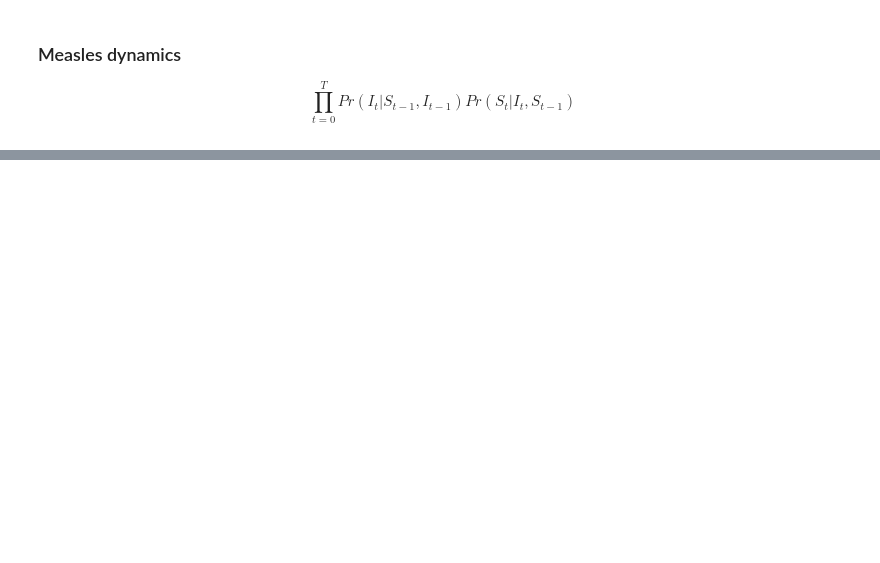
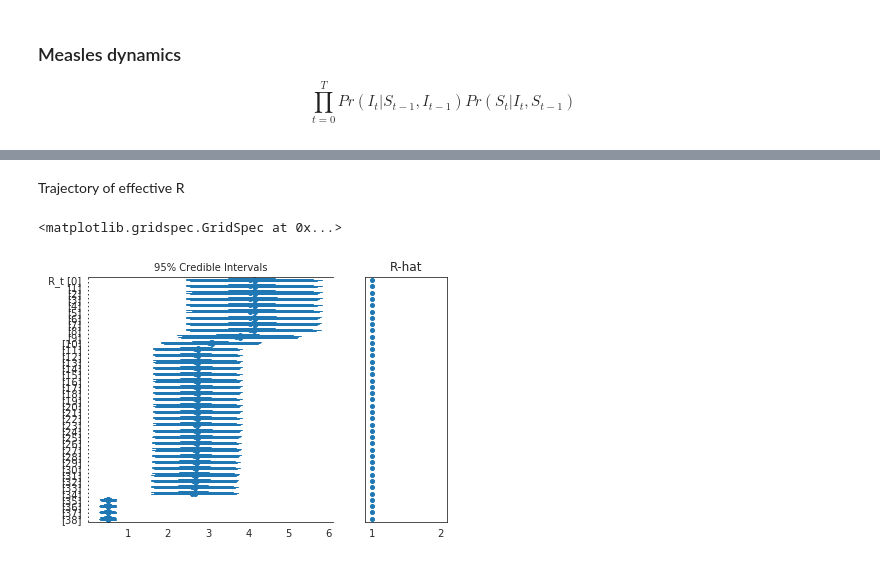
Before and after one commit to fonnesbeck/mongolia_measles, a Jupyter notebook: notebooks/Measles Dynamics.ipynb, the cells around one changed output, grey strips where cells are left out. Saved outputs shown, nothing was run; the diff lists cells and outputs as text; code cells hidden in the pictures; blank space fills up the shorter version.

```diff
--- a/notebooks/Measles Dynamics.ipynb
+++ b/notebooks/Measles Dynamics.ipynb
@@ -181,0 +337,7 @@ with pm.Model() as model:
+# %% [markdown]
+Trajectory of effective R
+# %%
+pm.forestplot(trace, varnames=['R_t'])
+# %% [output]
+<matplotlib.gridspec.GridSpec at 0x...>
+[figure, added]
```
Also changed, not shown: parts of 30 cells of this notebook, 5 other files.
